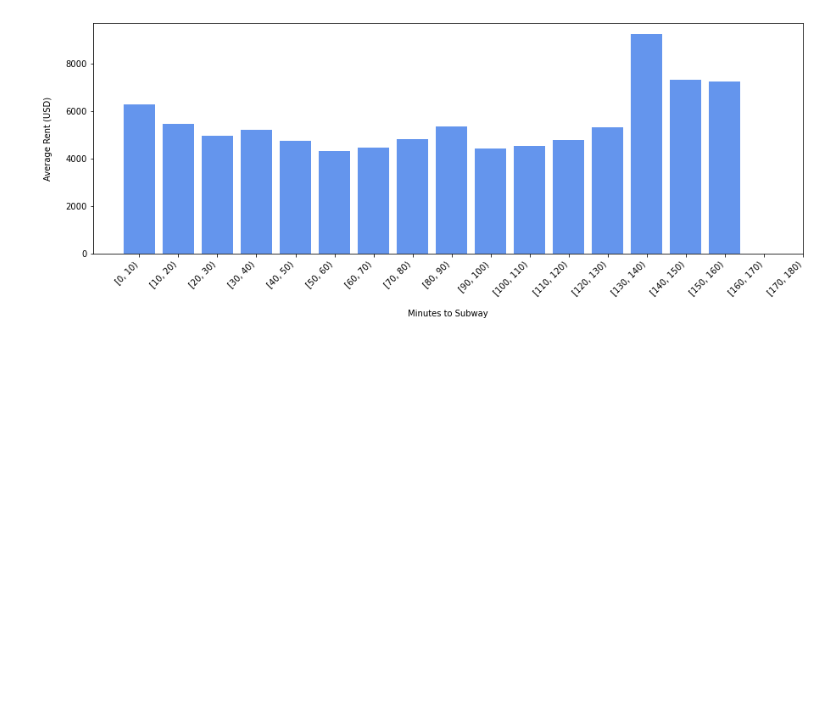
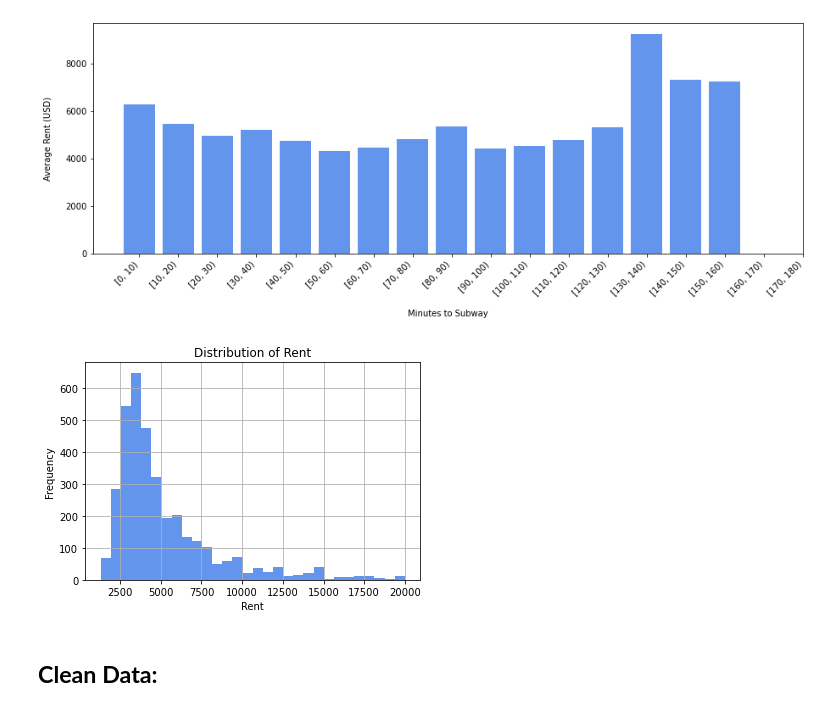
Before and after one commit to WilsonLiu2002/NYC-Rent-Prediction, a Jupyter notebook: Notebooks/Rent_Predict.ipynb, the cells around one changed output. Drawn from its saved outputs; the diff is of its cells as text; code cells hidden in the pictures; blank space fills up the shorter version.

```diff
--- a/Notebooks/Rent_Predict.ipynb
+++ b/Notebooks/Rent_Predict.ipynb
@@ -85,4 +88,16 @@ plt.xticks(ticks=avg_rent.index, labels=labels, rotation=45, ha='right')
 plt.show()
 # %% [output]
 [figure]
+# %%
+# Check balance of target variable
+
+manhattan['rent'].hist(bins=30, color='cornflowerblue')
+plt.xlabel('Rent')
+plt.ylabel('Frequency')
+plt.title('Distribution of Rent')
+plt.show()
+# %% [output]
+[figure, added]
+# %% [markdown]
+## __Clean Data:__
 # %%
```
Also changed, not shown: parts of 8 cells of this notebook.
